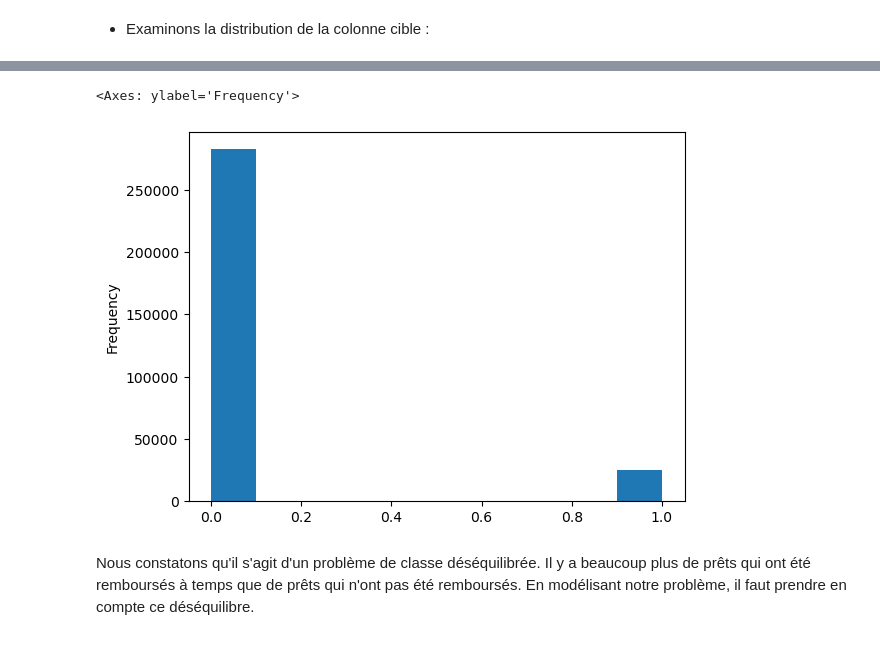
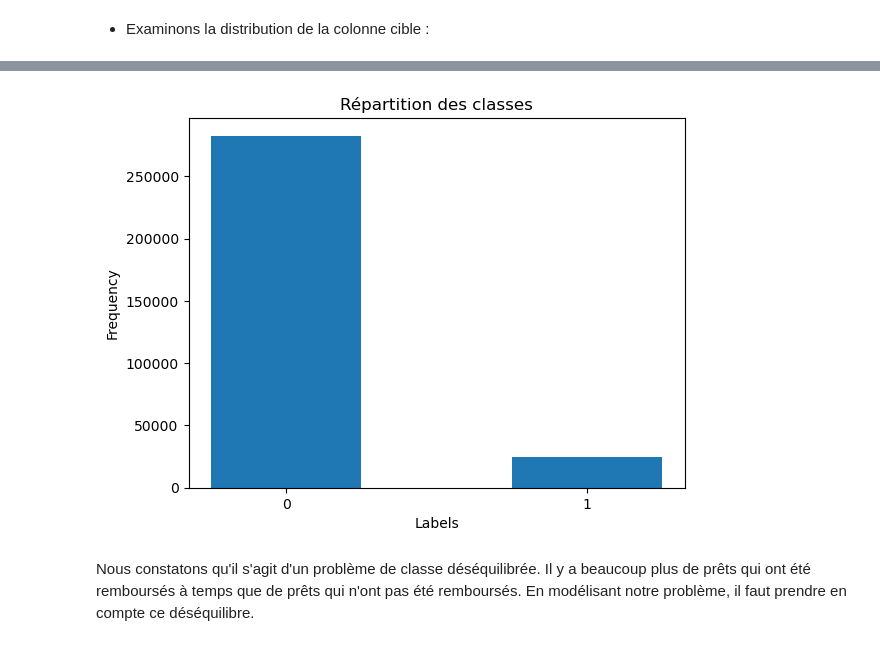
Before and after one commit to Medjatt/Credit_default_risk, a Jupyter notebook: scoring_model.ipynb, the cells around one changed output, grey strips where cells are left out. Drawn from its saved outputs; the diff is of its cells as text; code cells hidden in the pictures.

```diff
--- a/scoring_model.ipynb
+++ b/scoring_model.ipynb
@@ -126,8 +146,19 @@ Name: TARGET, dtype: int64
-# %%
-app_train['TARGET'].astype(int).plot.hist()
-# %% [output]
-<Axes: ylabel='Frequency'>
-[figure, removed]
+# %%
+# Create a histogram with two bins (0 and 1)
+app_train['TARGET'].plot.hist(bins=[-0.5, 0.5, 1.5], rwidth=0.5)
+
+# Add labels and a title
+plt.xlabel('Labels')
+plt.ylabel('Frequency')
+plt.title('Répartition des classes')
+
+# Add labels to the bars
+plt.xticks([0, 1], ['0', '1'])
+
+# Show the plot
+plt.show()
+# %% [output]
+[figure, added]
 # %% [markdown]
 Nous constatons qu'il s'agit d'un problème de classe déséquilibrée. Il y a beaucoup plus de prêts qui ont été remboursés à temps que de prêts qui n'ont pas été remboursés. En modélisant notre problème, il faut prendre en compte ce déséquilibre.
 # %% [markdown]
```
Also changed, not shown: parts of 45 cells of this notebook, 5 other files.
